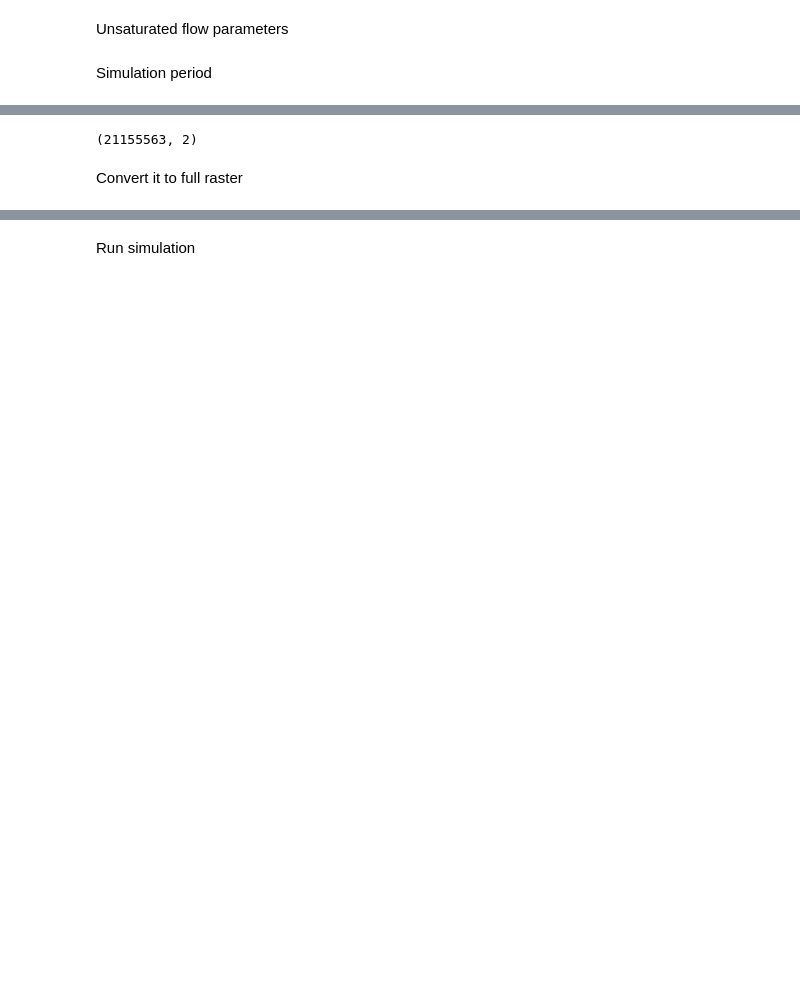
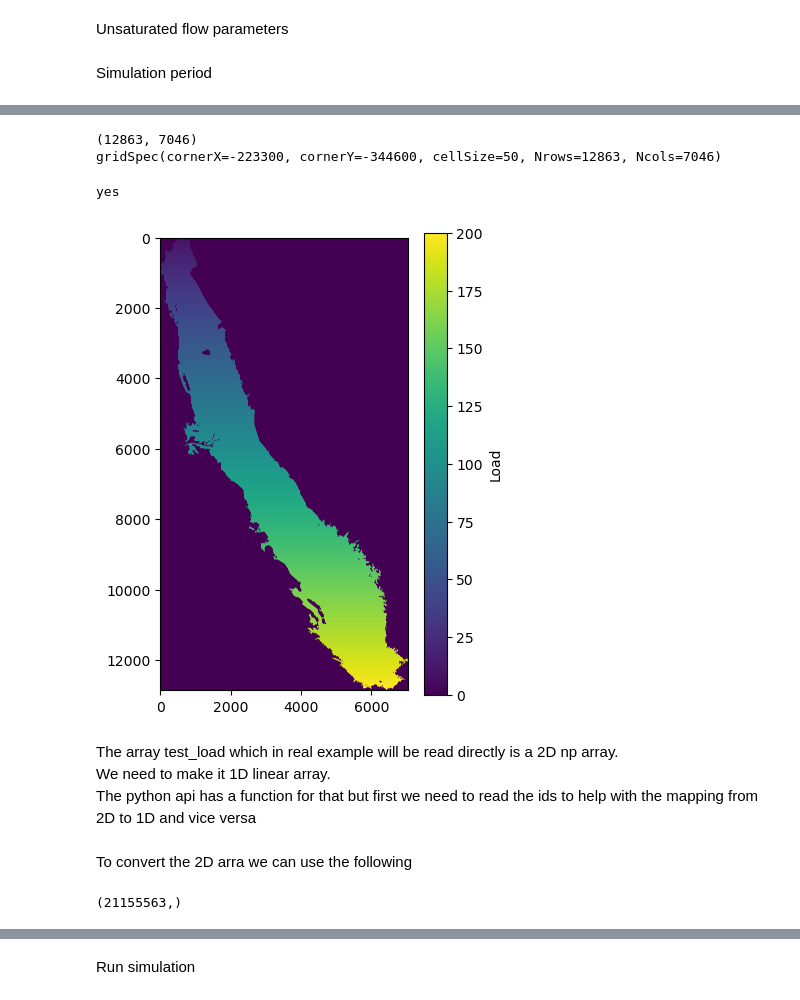
Before and after one commit to giorgk/Mantis, a Jupyter notebook: docs/Mantis_raster_options.ipynb, the cells around one changed output, grey strips where cells are left out. Drawn from its saved outputs; the diff is of its cells as text; code cells hidden in the pictures; blank space fills up the shorter version.

```diff
--- a/docs/Mantis_raster_options.ipynb
+++ b/docs/Mantis_raster_options.ipynb
@@ -83,0 +100,46 @@ First we need the raster information
+# %%
+with rasterio.open(Path(cv_data_path) / "../gis_data/CV_Active_Raster.tif") as src:
+    arr = src.read(1)          # band 1 as 2D array, shape (rows, cols)
+    # arr = src.read()         # all bands, shape (bands, rows, cols)
+    transform = src.transform  # affine transform (pixel -> coordinates)
+    crs = src.crs
+    nodata = src.nodata
+# %%
+# The arr array should typically have the right size
+print(arr.shape)
+
+# However if you want to test it compare it with the one use in Central Valley
+gs = mnts.mantis_grid_spec('CentralValley')
+print(gs)
+# %% [output]
+(12863, 7046)
+gridSpec(cornerX=-223300, cornerY=-344600, cellSize=50, Nrows=12863, Ncols=7046)
+# %%
+if nodata is None:
+    print('yes')
+# %% [output]
+yes
+# %%
+# Actual files would have loading values so there is no need to run this.
+# However the arr variable contains ids.
+# Just for demo I will replace the non None values with values that range from north to south from 10 to 200.
+# It will be clear later why I do that
+mask = ~np.isnan(arr)
+nrows, ncols = arr.shape
+row_values = np.linspace(10, 200, nrows)
+test_load = np.zeros(arr.shape)
+gradient = np.broadcast_to(row_values[:, None], arr.shape)
+test_load[mask] = gradient[mask]
+# %%
+import matplotlib.pyplot as plt
+
+plt.figure(figsize=(4, 6))
+im = plt.imshow(test_load, cmap="viridis")
+plt.colorbar(im, label="Load")
+plt.show()
+# %% [output]
+[figure, added]
+# %% [markdown]
+The array test_load which in real example will be read directly is a 2D np array.\
+We need to make it 1D linear array.\
+The python api has a function for that but first we need to read the ids to help with the mapping from 2D to 1D and vice versa
@@ -84,7 +148,7 @@ First we need the raster information
+# %% [markdown]
+To convert the 2D arra we can use the following
 # %%
-cv_ras_linear = mnts.read_raster(cv_data_path + '/CV_DATA/CVraster_py.h5')
-print(cv_ras_linear.shape)
+linear_load = mnts.raster_to_linear(test_load, idx)
+print(linear_load.shape)
 # %% [output]
-(21155563, 2)
+(21155563,)
-# %% [markdown]
-Convert it to full raster
```
Also changed, not shown: parts of 37 cells of this notebook.
